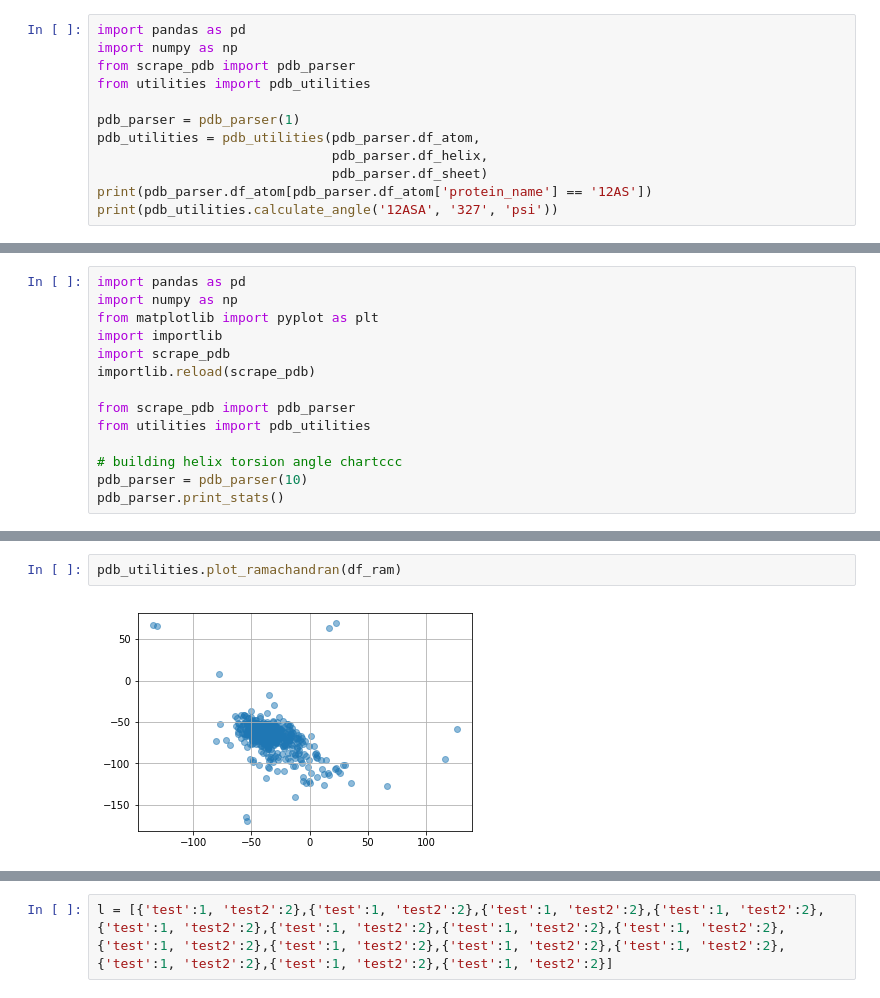
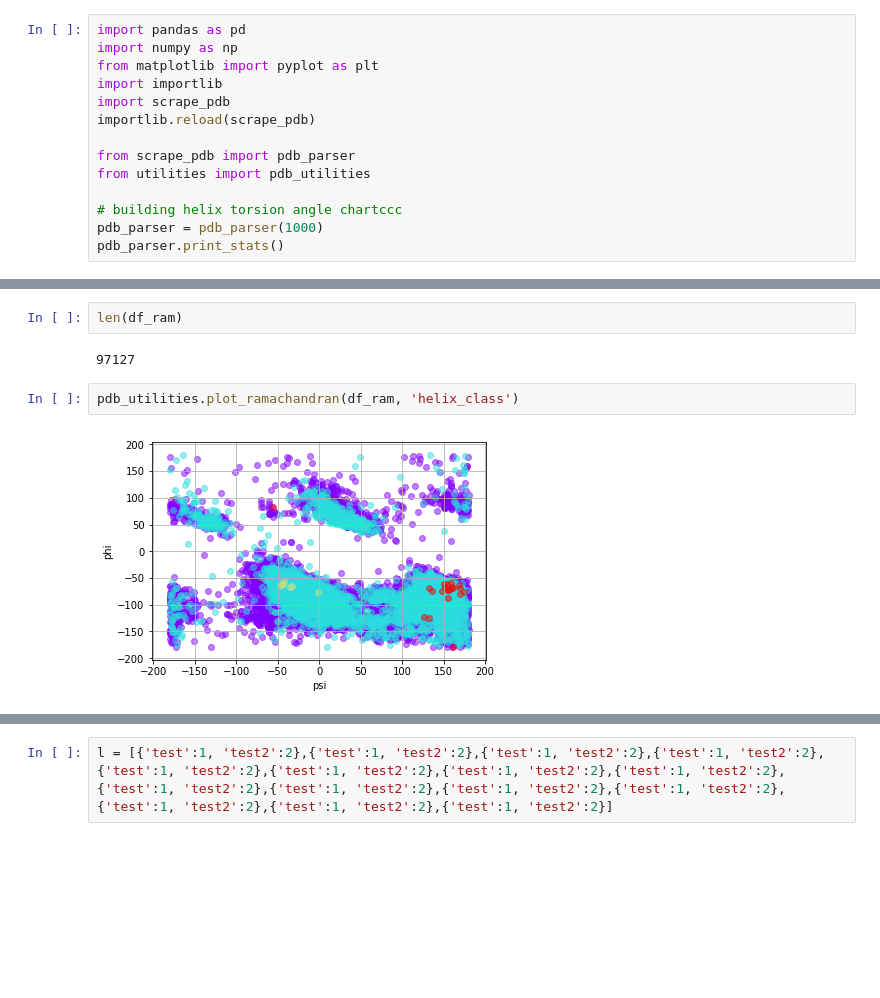
Before and after one commit to sangchoi93/bioinformatics_group_project_1, a Jupyter notebook: playground.ipynb, the cells around one changed output, grey strips where cells are left out. Saved outputs shown, nothing was run; the diff lists cells and outputs as text; blank space fills up the shorter version.

Commit message:
utility functions to build build_ramachandran charts with torsion angles

```diff
--- a/playground.ipynb
+++ b/playground.ipynb
@@ -1,13 +1,15 @@
 # %%
 import pandas as pd
 import numpy as np
+from matplotlib import pyplot as plt
+import importlib
+import scrape_pdb
+importlib.reload(scrape_pdb)
+
 from scrape_pdb import pdb_parser
 from utilities import pdb_utilities
 
-pdb_parser = pdb_parser(1)
-pdb_utilities = pdb_utilities(pdb_parser.df_atom,
-                              pdb_parser.df_helix,
-                              pdb_parser.df_sheet)
-print(pdb_parser.df_atom[pdb_parser.df_atom['protein_name'] == '12AS'])
-print(pdb_utilities.calculate_angle('12ASA', '327', 'psi'))
+# building helix torsion angle chartccc
+pdb_parser = pdb_parser(1000)
+pdb_parser.print_stats()
 # %% [output]
@@ -24,14 +18,0 @@ Index: []
-# %%
-import pandas as pd
-import numpy as np
-from matplotlib import pyplot as plt
-import importlib
-import scrape_pdb
-importlib.reload(scrape_pdb)
-
-from scrape_pdb import pdb_parser
-from utilities import pdb_utilities
-
-# building helix torsion angle chartccc
-pdb_parser = pdb_parser(10)
-pdb_parser.print_stats()
@@ -100,5 +51,9 @@ df_ram
+# %%
+len(df_ram)
+# %% [output]
+97127
 # %%
-pdb_utilities.plot_ramachandran(df_ram)
+pdb_utilities.plot_ramachandran(df_ram, 'helix_class')
 # %% [output]
-[figure, old version]
+[figure, new version]
 # %%
```
Also changed, not shown: parts of 9 cells of this notebook, 1 other file.
